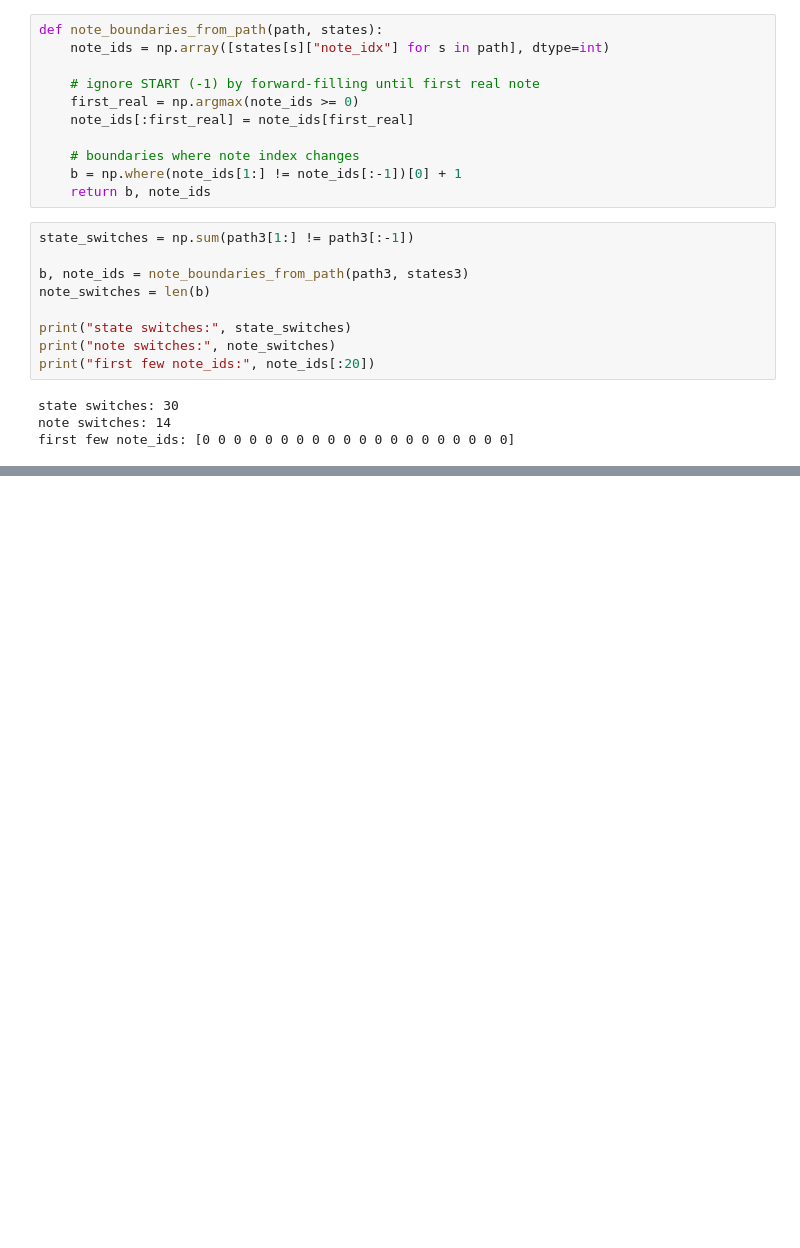
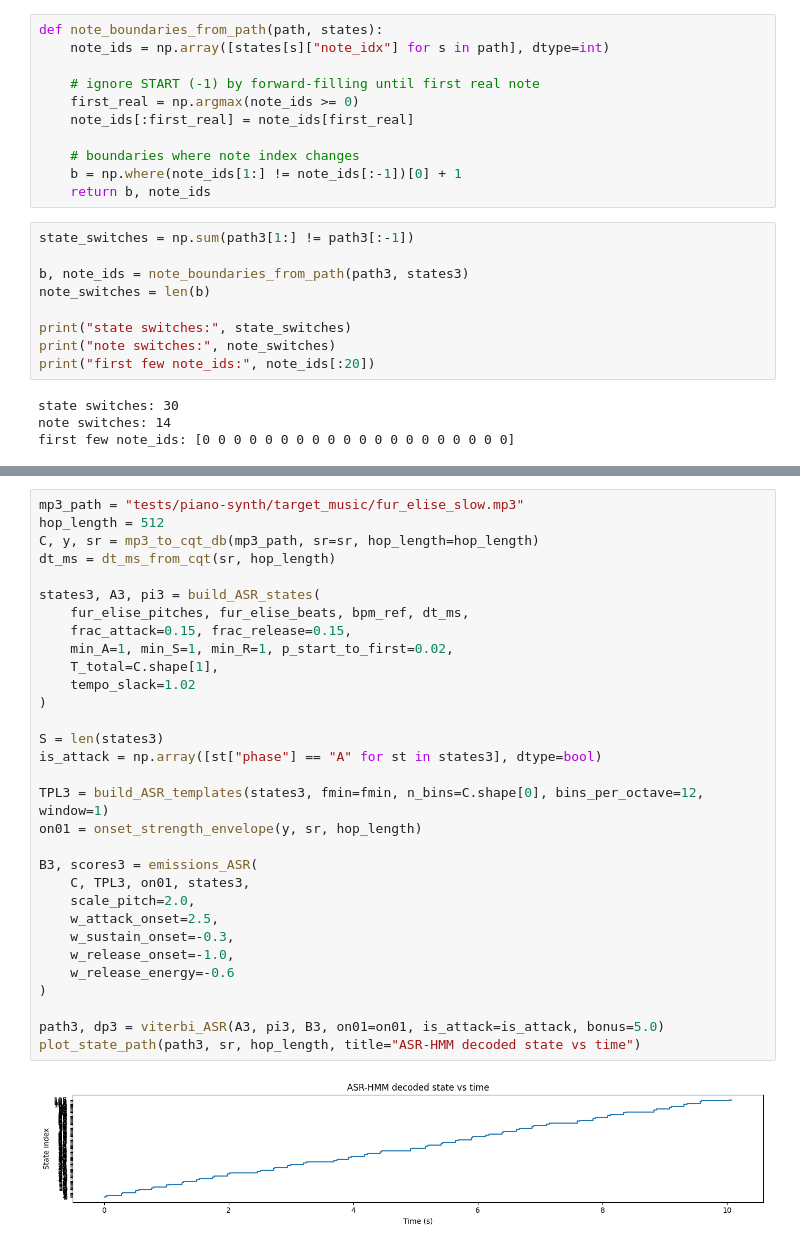
Before and after one commit to schakk34/piano_accuracy, a Jupyter notebook: HMM.ipynb, the cells around one changed output, grey strips where cells are left out. Cells and saved outputs as stored; diff of their text form; blank space fills up the shorter version.

Commit message:
testing with fur elise

```diff
--- a/HMM.ipynb
+++ b/HMM.ipynb
@@ -742,0 +783,33 @@ first few note_ids: [0 0 0 0 0 0 0 0 0 0 0 0 0 0 0 0 0 0 0 0]
+# %%
+mp3_path = "tests/piano-synth/target_music/fur_elise_slow.mp3"
+hop_length = 512
+C, y, sr = mp3_to_cqt_db(mp3_path, sr=sr, hop_length=hop_length)
+dt_ms = dt_ms_from_cqt(sr, hop_length)
+
+states3, A3, pi3 = build_ASR_states(
+    fur_elise_pitches, fur_elise_beats, bpm_ref, dt_ms,
+    frac_attack=0.15, frac_release=0.15,
+    min_A=1, min_S=1, min_R=1, p_start_to_first=0.02,
+    T_total=C.shape[1],
+    tempo_slack=1.02
+)
+
+S = len(states3)
+is_attack = np.array([st["phase"] == "A" for st in states3], dtype=bool)
+
+TPL3 = build_ASR_templates(states3, fmin=fmin, n_bins=C.shape[0], bins_per_octave=12, window=1)
+on01 = onset_strength_envelope(y, sr, hop_length)
+
+B3, scores3 = emissions_ASR(
+    C, TPL3, on01, states3,
+    scale_pitch=2.0,
+    w_attack_onset=2.5,
+    w_sustain_onset=-0.3,
+    w_release_onset=-1.0,
+    w_release_energy=-0.6
+)
+
+path3, dp3 = viterbi_ASR(A3, pi3, B3, on01=on01, is_attack=is_attack, bonus=5.0)
+plot_state_path(path3, sr, hop_length, title="ASR-HMM decoded state vs time")
+# %% [output]
+[figure, added]
```
Also changed, not shown: parts of 3 cells of this notebook.
